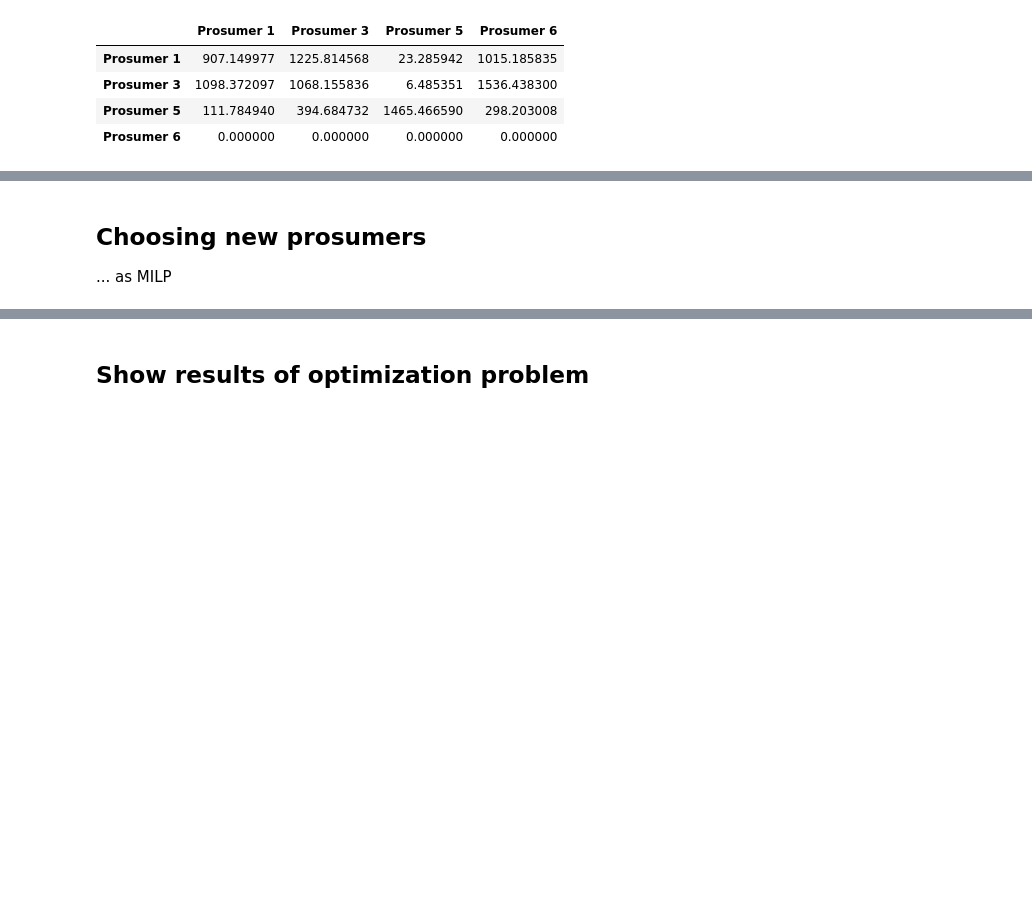
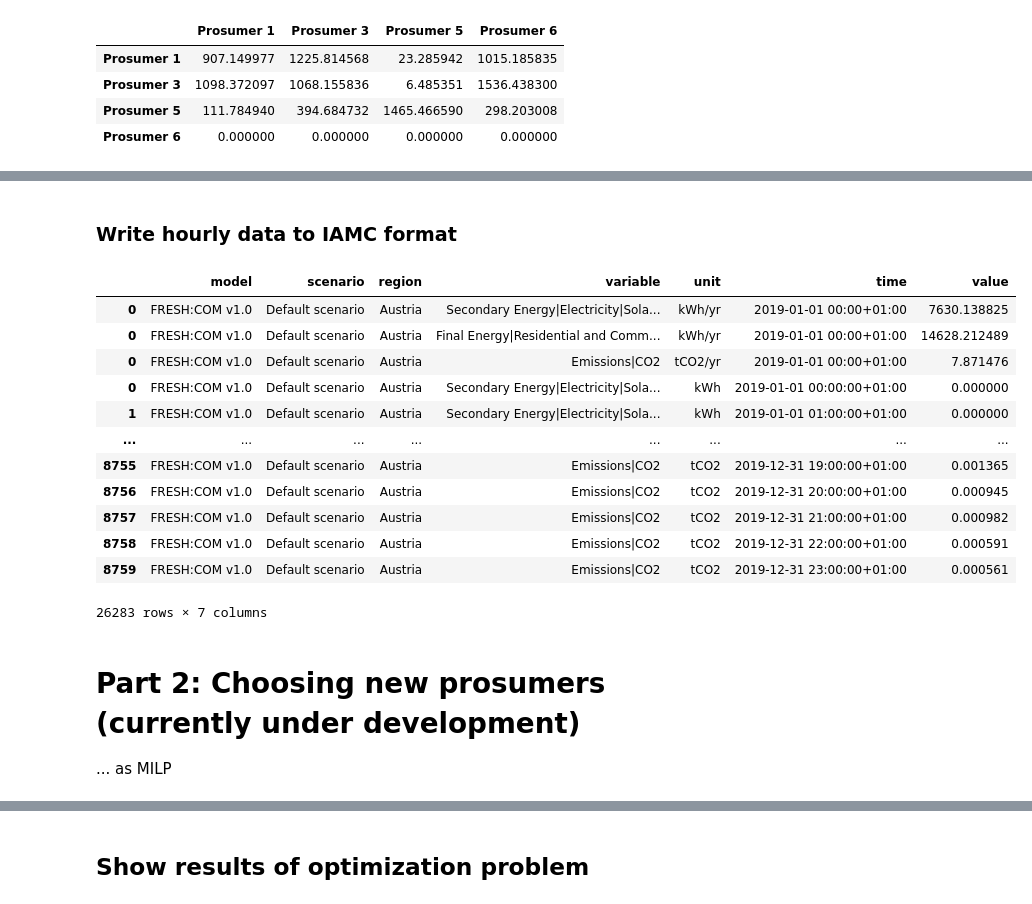
Before and after one commit to tperger/FRESH-COM, a Jupyter notebook: FRESH_COM/FRESH_COM_small_example.ipynb, the cells around one changed output, grey strips where cells are left out. Cells and saved outputs as stored; diff of their text form; code cells hidden in the pictures; blank space fills up the shorter version.

```diff
--- a/FRESH_COM/FRESH_COM_small_example.ipynb
+++ b/FRESH_COM/FRESH_COM_small_example.ipynb
@@ -365,0 +482,48 @@ q_share_total
+# %%
+_value = [value(sum(model.q_grid_out[t,i] for i in prosumer_old for t in time_steps))]
+output_iamc = write_IAMC(output_iamc, model_name, scenario_name, region_name, 'Secondary Energy|Electricity|Solar|PV', 'kWh/yr', start_date+time_zone, _value)
+
+_value = [value(sum(model.q_grid_in[t,i] for i in prosumer_old for t in time_steps))]
+output_iamc = write_IAMC(output_iamc, model_name, scenario_name, region_name, 'Final Energy|Residential and Commercial|Electricity', 'kWh/yr', start_date+time_zone, _value)
+
+_value = [value(sum(model.q_grid_in[t,i]*emissions.Emissions.loc[t]/1000000 for i in prosumer_old for t in time_steps))]
+output_iamc = write_IAMC(output_iamc, model_name, scenario_name, region_name, 'Emissions|CO2', 'tCO2/yr', start_date+time_zone, _value)
+# %% [markdown]
+### Write hourly data to IAMC format
+# %%
+# selling to the grid as a community (hourly resolution)
+_value = []
+for t in time_steps:
+    _value.append(value(sum(model.q_grid_out[t,i] for i in prosumer_old)))
+
+output_iamc = write_IAMC(output_iamc, model_name, scenario_name, region_name, 'Secondary Energy|Electricity|Solar|PV', 'kWh', time_steps, _value)
+# %%
+# buying from the grid as a community (hourly resolution)
+_value = []
+for t in time_steps:
+    _value.append(value(sum(model.q_grid_in[t,i] for i in prosumer_old)))
+
+output_iamc = write_IAMC(output_iamc, model_name, scenario_name, region_name, 'Final Energy|Residential and Commercial|Electricity', 'kWh', time_steps, _value)
+# %%
+# emissions of the community (hourly resolution)
+_value = []
+for t in time_steps:
+    _value.append(value(sum(model.q_grid_in[t,i]*emissions.Emissions.loc[t]/1000000 for i in prosumer_old)))
+
+output_iamc = write_IAMC(output_iamc, model_name, scenario_name, region_name, 'Emissions|CO2', 'tCO2', time_steps, _value)
+# %%
+output_iamc
+# %% [output]
+|  | model | scenario | region | variable | unit | time | value |
+| 0 | FRESH:COM v1.0 | Default scenario | Austria | Secondary Energy|Electricity|Sola... | kWh/yr | 2019-01-01 00:00+01:00 | 7630.138825 |
+| 0 | FRESH:COM v1.0 | Default scenario | Austria | Final Energy|Residential and Comm... | kWh/yr | 2019-01-01 00:00+01:00 | 14628.212489 |
+| 0 | FRESH:COM v1.0 | Default scenario | Austria | Emissions|CO2 | tCO2/yr | 2019-01-01 00:00+01:00 | 7.871476 |
+| 0 | FRESH:COM v1.0 | Default scenario | Austria | Secondary Energy|Electricity|Sola... | kWh | 2019-01-01 00:00:00+01:00 | 0.000000 |
+| 1 | FRESH:COM v1.0 | Default scenario | Austria | Secondary Energy|Electricity|Sola... | kWh | 2019-01-01 01:00:00+01:00 | 0.000000 |
+| ... | ... | ... | ... | ... | ... | ... | ... |
+| 8755 | FRESH:COM v1.0 | Default scenario | Austria | Emissions|CO2 | tCO2 | 2019-12-31 19:00:00+01:00 | 0.001365 |
+| 8756 | FRESH:COM v1.0 | Default scenario | Austria | Emissions|CO2 | tCO2 | 2019-12-31 20:00:00+01:00 | 0.000945 |
+| 8757 | FRESH:COM v1.0 | Default scenario | Austria | Emissions|CO2 | tCO2 | 2019-12-31 21:00:00+01:00 | 0.000982 |
+| 8758 | FRESH:COM v1.0 | Default scenario | Austria | Emissions|CO2 | tCO2 | 2019-12-31 22:00:00+01:00 | 0.000591 |
+| 8759 | FRESH:COM v1.0 | Default scenario | Austria | Emissions|CO2 | tCO2 | 2019-12-31 23:00:00+01:00 | 0.000561 |
+26283 rows × 7 columns
@@ -366,5 +536,5 @@ q_share_total
 # %% [markdown]
-## Choosing new prosumers
+# Part 2: Choosing new prosumers (currently under development)
 
 ... as MILP
 # %%
```
Also changed, not shown: parts of 60 cells of this notebook, 6 other files.
